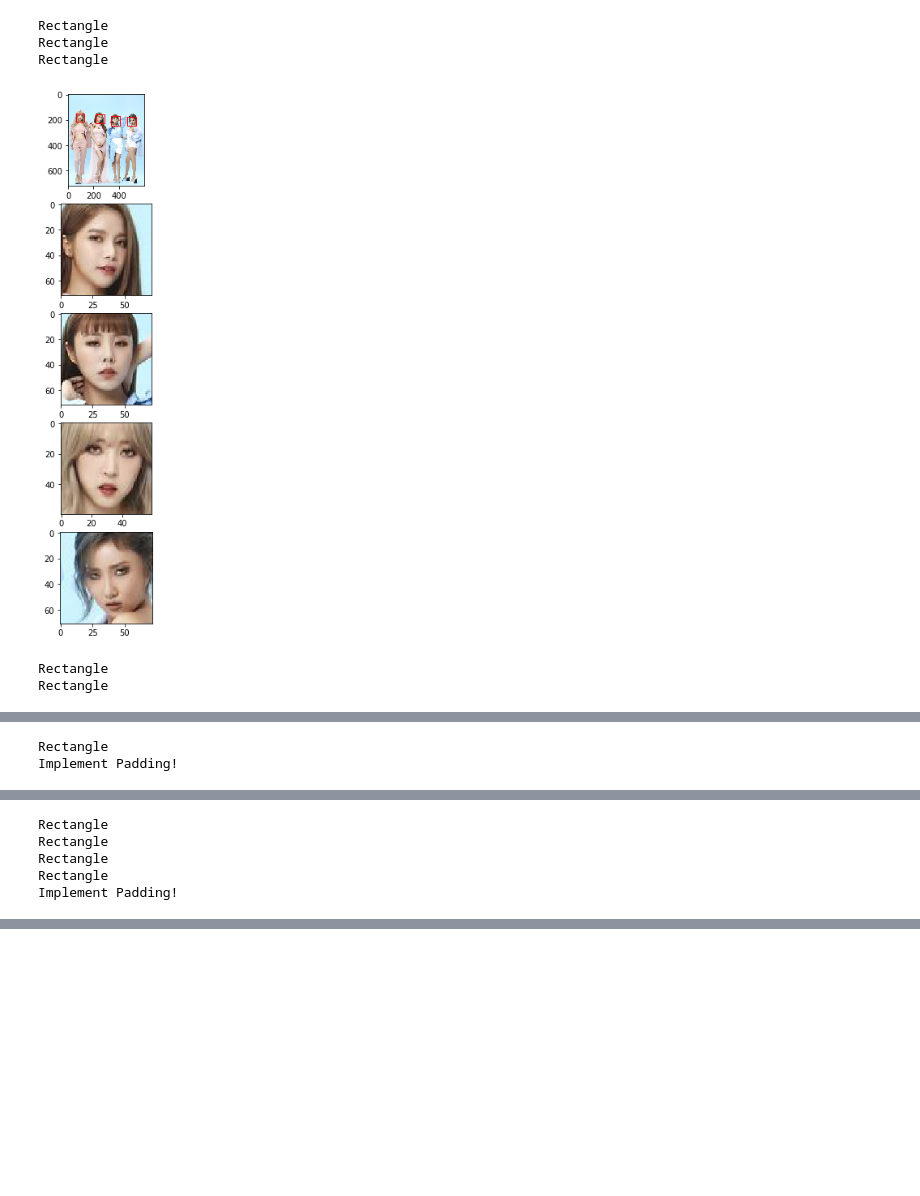
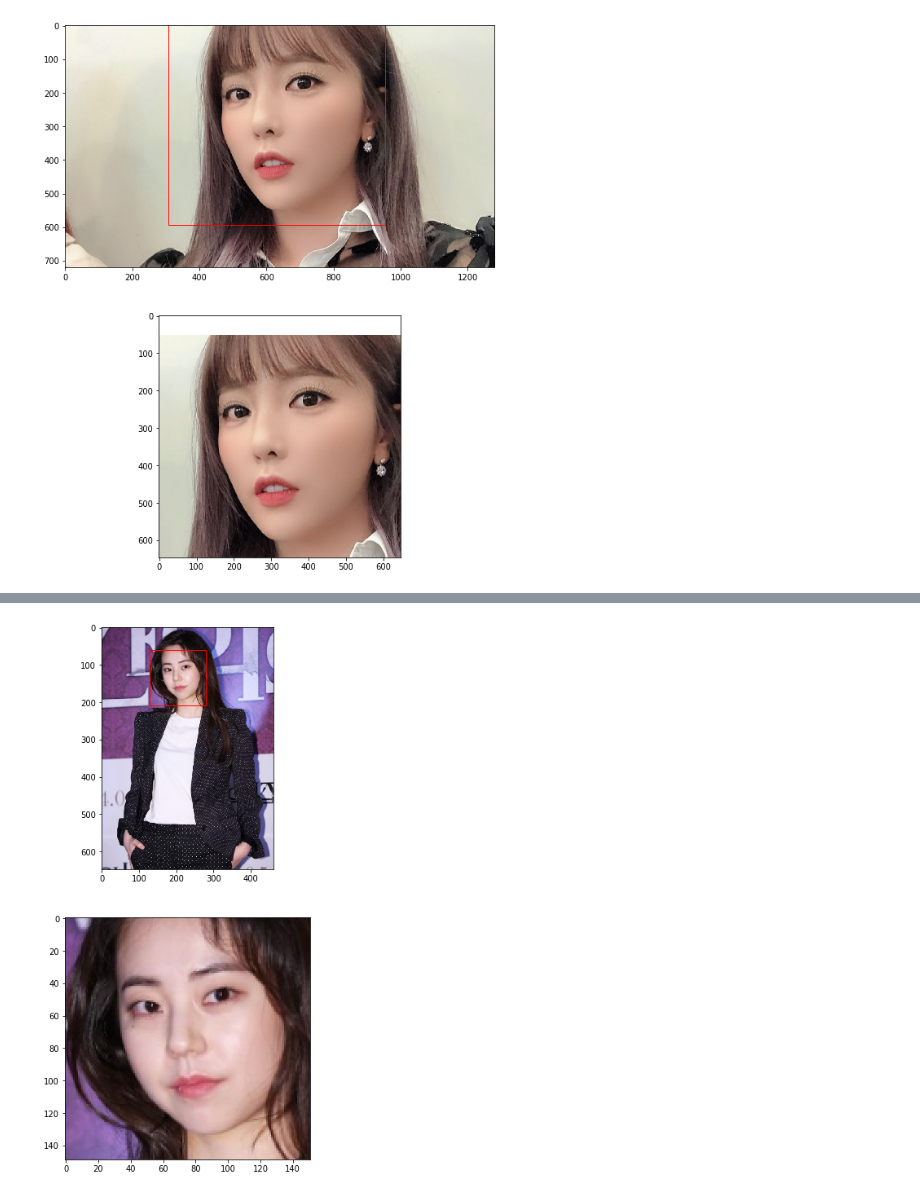
Before and after one commit to Joovvhan/kor-celeb-dataset-crawling, a Jupyter notebook: notebooks/face-recognition-test.ipynb, the cells around one changed output, grey strips where cells are left out. Saved outputs shown, nothing was run; the diff lists cells and outputs as text; code cells hidden in the pictures; blank space fills up the shorter version.

Commit message:
Added padding, confirmed working on several samples

```diff
--- a/notebooks/face-recognition-test.ipynb
+++ b/notebooks/face-recognition-test.ipynb
@@ -15,8 +16,8 @@ def face_location_to_coord_expanded(face_location, ratio):
     w = face_location[2] - face_location[0]
     h = face_location[1] - face_location[3]
 
-    if(w == h):
-        print("Rectangle")
+#     if(w == h):
+#         print("Rectangle")
 
     w_expand = int(ratio * w)
     h_expand = int(ratio * h)
@@ -32,47 +33,66 @@ def face_locations_to_coords(face_locations):
 #         coords.append(face_location_to_coord(face_location))
         coords.append(face_location_to_coord_expanded(face_location, 1.4))
     return coords
+
+def crop_square_from_image(image, b_box):
+
+    x, y, w, h = b_box
+
+    x_img, y_img, c_img = image.shape
+
+    x2 = x + w
+    y2 = y + h
+
+    padded_img = np.ones([w, h, c_img], dtype=int) * 255
+
+    x_origin = x
+    y_origin = y
+
+    x = max(0, x)
+    y = max(0, y)
+    x2 = min(x_img, x2)
+    y2 = min(y_img, y2)
+
+    cropped_img = image[x:x2, y:y2, :]
+
+    (x_crop, y_crop, c_crop) = cropped_img.shape
+    padded_img[x - x_origin:x2 - x_origin, y - y_origin:y2 - y_origin, :] = cropped_img
+
+    return padded_img
 # %%
 data_path = "../samples/*"
 
 files = glob.glob(data_path)
+
+files.sort()
 
 for i, file in enumerate(files):
     image = face_recognition.load_image_file(file)
     face_locations = face_recognition.face_locations(image)
 
 #     print(face_locations)
 
     coords = face_locations_to_coords(face_locations)
 
 #     print(coords)
 
     if len(coords) != 0:
 
         fig, axes = plt.subplots(nrows=len(coords) + 1, ncols=1, figsize=(12, 12))
         axes[0].imshow(image)
         for j in range(len(coords)):
             x, y, w, h = coords[j]
             rect = patches.Rectangle((y, x), h, w, linewidth=1,edgecolor='r',facecolor='none')
             axes[0].add_patch(rect)
-            try:
-                axes[j+1].imshow(image[x:x+w, y:y+h, :])
-            except:
-                print("Implement Padding!")
+            cropped_image = crop_square_from_image(image, (x, y, w, h))
+            axes[j+1].imshow(cropped_image)
 
         plt.show()
 
     else:
         fig, ax = plt.subplots(1)
         ax.imshow(image)
         plt.show()
 # %% [output]
-Rectangle
-Rectangle
-Rectangle
-[figure, old version]
+[figure, new version]
-Rectangle
-Rectangle
 [figure]
-Rectangle
-Implement Padding!
@@ -80,5 +99,0 @@ Implement Padding!
-Rectangle
-Rectangle
-Rectangle
-Rectangle
-Implement Padding!
@@ -85,0 +101 @@ Implement Padding!
+[figure, added]
```
Also changed, not shown: parts of 2 cells of this notebook, 3 other files.
